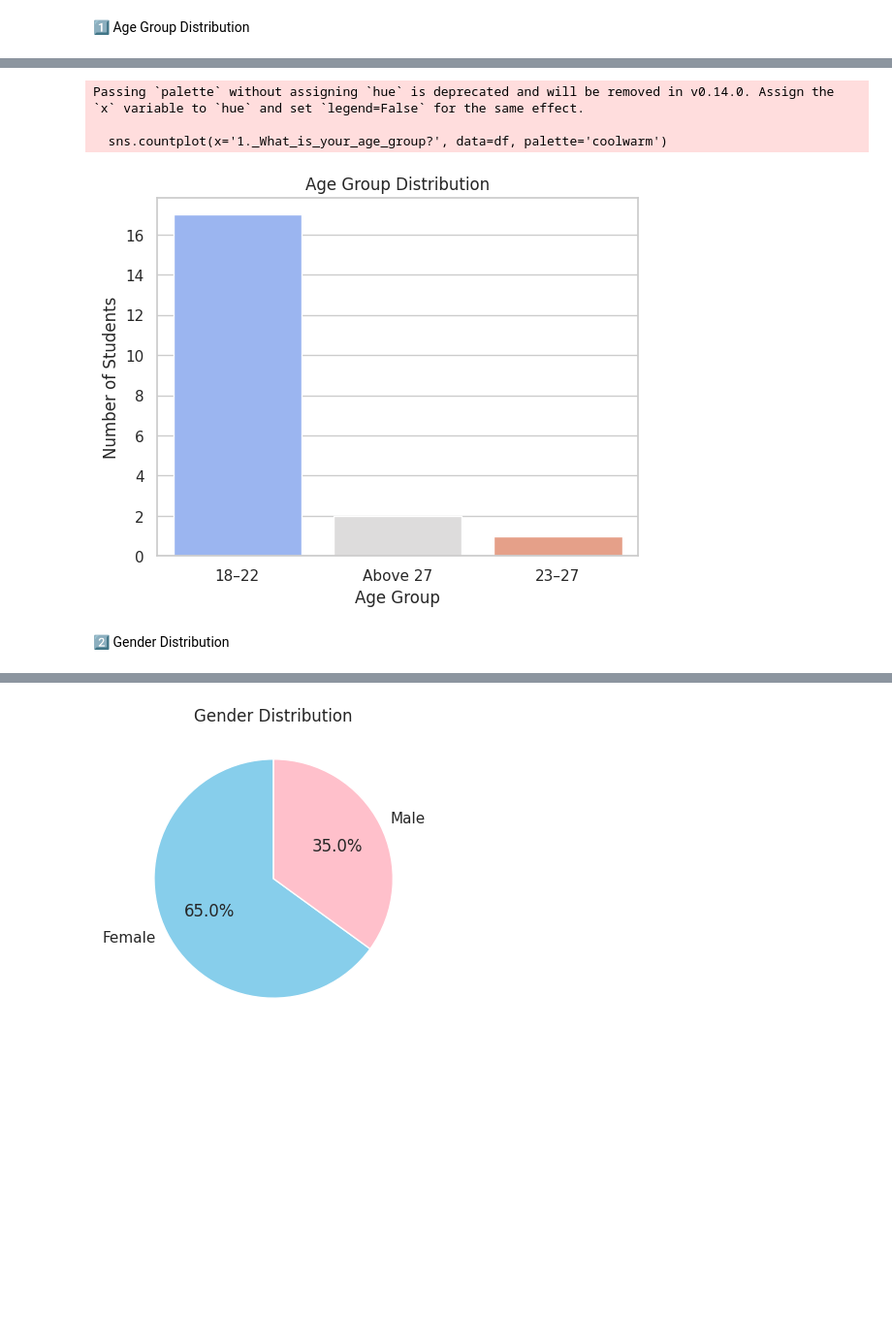
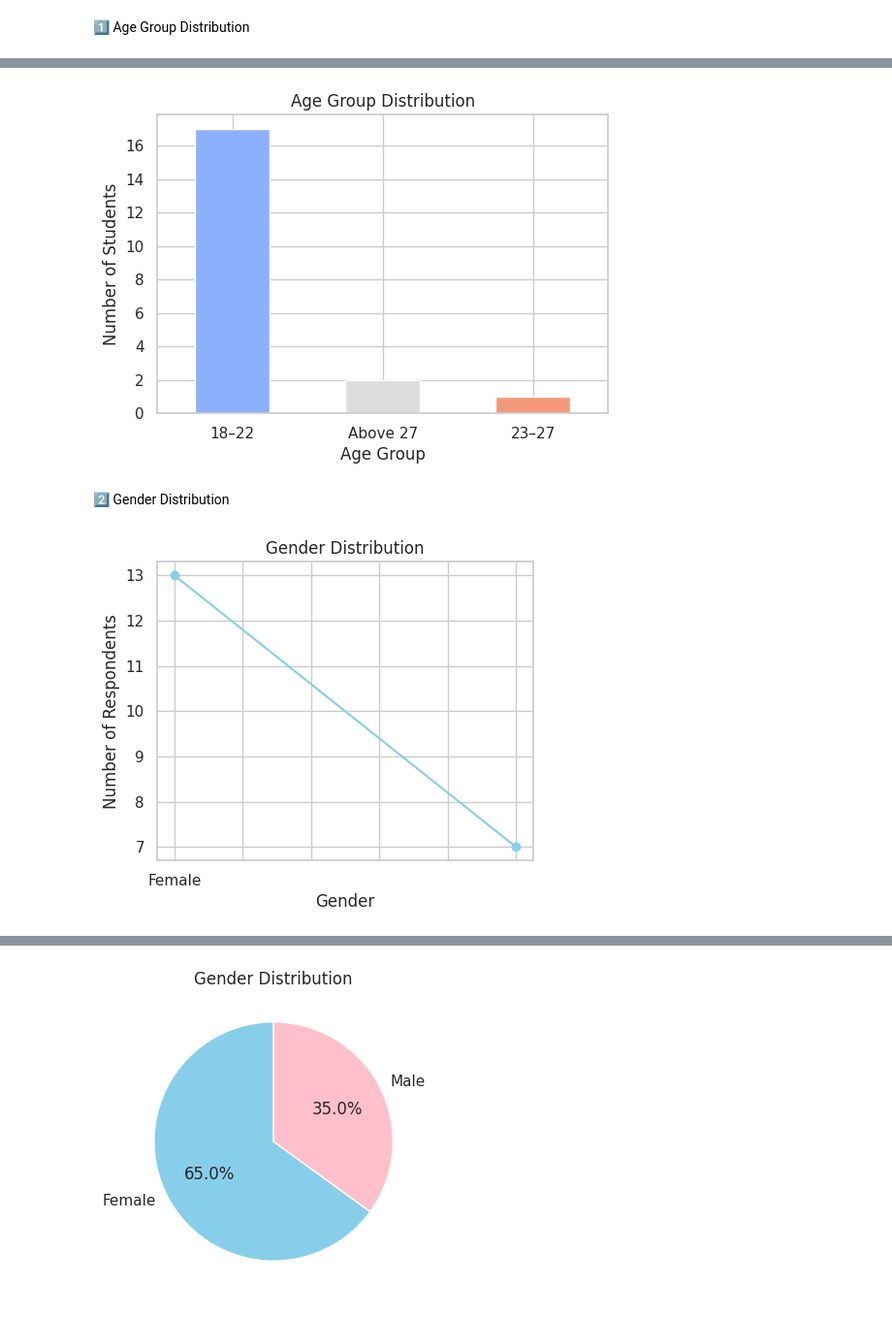
Before and after one commit to srini-vasu8438/-Cleaning-Data, a Jupyter notebook: Project1.ipynb, the cells around one changed output, grey strips where cells are left out. Shown at 97% size. Cells and saved outputs as stored; diff of their text form; code cells hidden in the pictures; blank space fills up the shorter version.

```diff
--- a/Project1.ipynb
+++ b/Project1.ipynb
@@ -65,13 +86,30 @@ plt.figure(figsize=(6,4))
 # %%
-sns.countplot(x='1._What_is_your_age_group?', data=df, palette='coolwarm')
+# Bar Chart for "Age Group Distribution"
+age_col_name = '1._What_is_your_age_group?'
+
+plt.figure(figsize=(6,4))
+df[age_col_name].value_counts().plot(kind='bar', color=sns.color_palette('coolwarm', len(df[age_col_name].unique())))
+
 plt.title('Age Group Distribution')
 plt.xlabel('Age Group')
 plt.ylabel('Number of Students')
+plt.xticks(rotation=0)
 plt.show()
 # %% [output]
-Passing `palette` without assigning `hue` is deprecated and will be removed in v0.14.0. Assign the `x` variable to `hue` and set `legend=False` for the same effect.
-
-  sns.countplot(x='1._What_is_your_age_group?', data=df, palette='coolwarm')
-[figure, old version]
+[figure, new version]
 # %% [markdown]
 2️⃣ Gender Distribution
+# %%
+# Line chart for "Gender Distribution"
+gender_col_name = '2._What_is_your_gender?'
+
+plt.figure(figsize=(5,4))
+df[gender_col_name].value_counts().plot(kind='line', marker='o', linestyle='-', color='skyblue')
+
+plt.title('Gender Distribution')
+plt.xlabel('Gender')
+plt.ylabel('Number of Respondents')
+plt.grid(True)
+plt.show()
+# %% [output]
+[figure, added]
```
Also changed, not shown: parts of 25 cells of this notebook.
